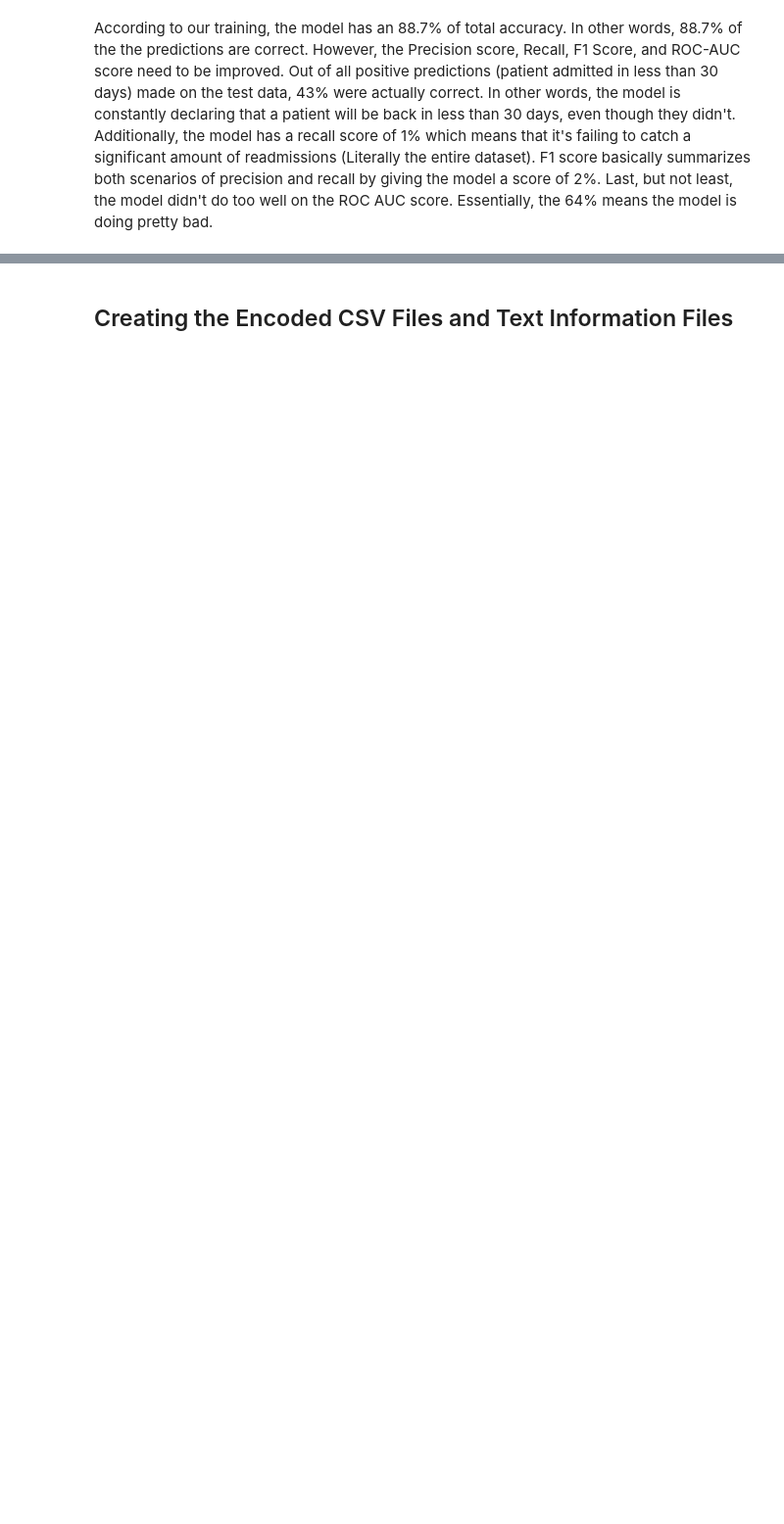
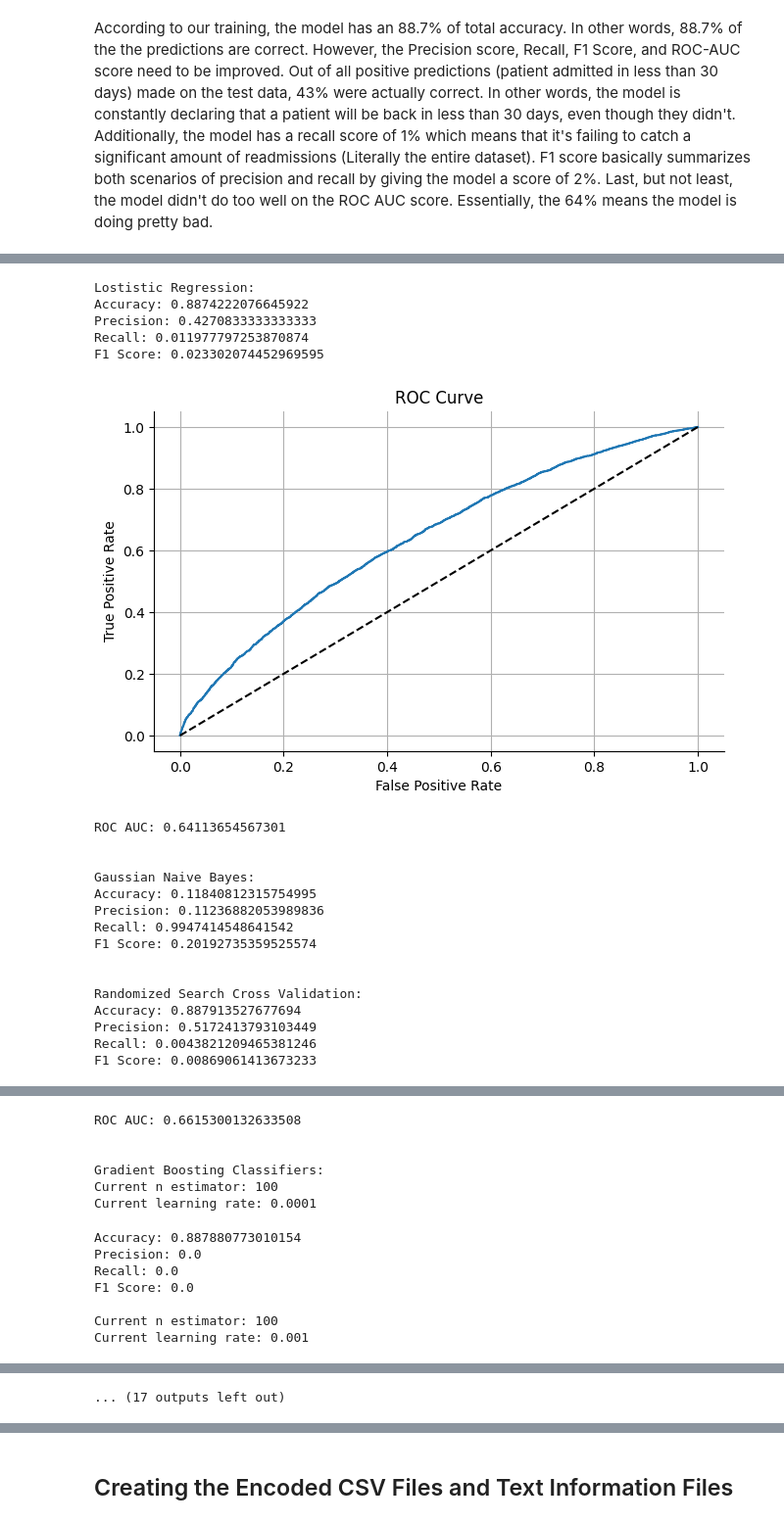
Before and after one commit to arunachalesh58/readmission-for-diabetes-patients, a Jupyter notebook: jupyter-nb-space/COMP-641-GroupProject.ipynb, the cells around one changed output, grey strips where cells are left out. Shown at 98% size. Saved outputs shown, nothing was run; the diff lists cells and outputs as text; code cells hidden in the pictures; blank space fills up the shorter version.

```diff
--- a/jupyter-nb-space/COMP-641-GroupProject.ipynb
+++ b/jupyter-nb-space/COMP-641-GroupProject.ipynb
@@ -1769,0 +2514,25 @@ According to our training, the model has an 88.7% of total accuracy. In other wo
+# %%
+
+run_models_non_SVM(run_robust_scaler(X), y, param_dist, Cs, list_of_alphas)
+# %% [output]
+Lostistic Regression:
+Accuracy: 0.8874222076645922
+Precision: 0.4270833333333333
+Recall: 0.011977797253870874
+F1 Score: 0.023302074452969595
+[figure, added]
+ROC AUC: 0.64113654567301
+
+
+Gaussian Naive Bayes:
+Accuracy: 0.11840812315754995
+Precision: 0.11236882053989836
+Recall: 0.9947414548641542
+F1 Score: 0.20192735359525574
+
+
+Randomized Search Cross Validation:
+Accuracy: 0.887913527677694
+Precision: 0.5172413793103449
+Recall: 0.0043821209465381246
+F1 Score: 0.00869061413673233
@@ -1769,0 +2540,13 @@ According to our training, the model has an 88.7% of total accuracy. In other wo
+ROC AUC: 0.6615300132633508
+
+
+Gradient Boosting Classifiers:
+Current n estimator: 100
+Current learning rate: 0.0001
+Accuracy: 0.887880773010154
+Precision: 0.0
+Recall: 0.0
+F1 Score: 0.0
+
+Current n estimator: 100
+Current learning rate: 0.001
@@ -1769,0 +2623 @@ According to our training, the model has an 88.7% of total accuracy. In other wo
+... (17 outputs left out)
```
Also changed, not shown: parts of 39 cells of this notebook.
